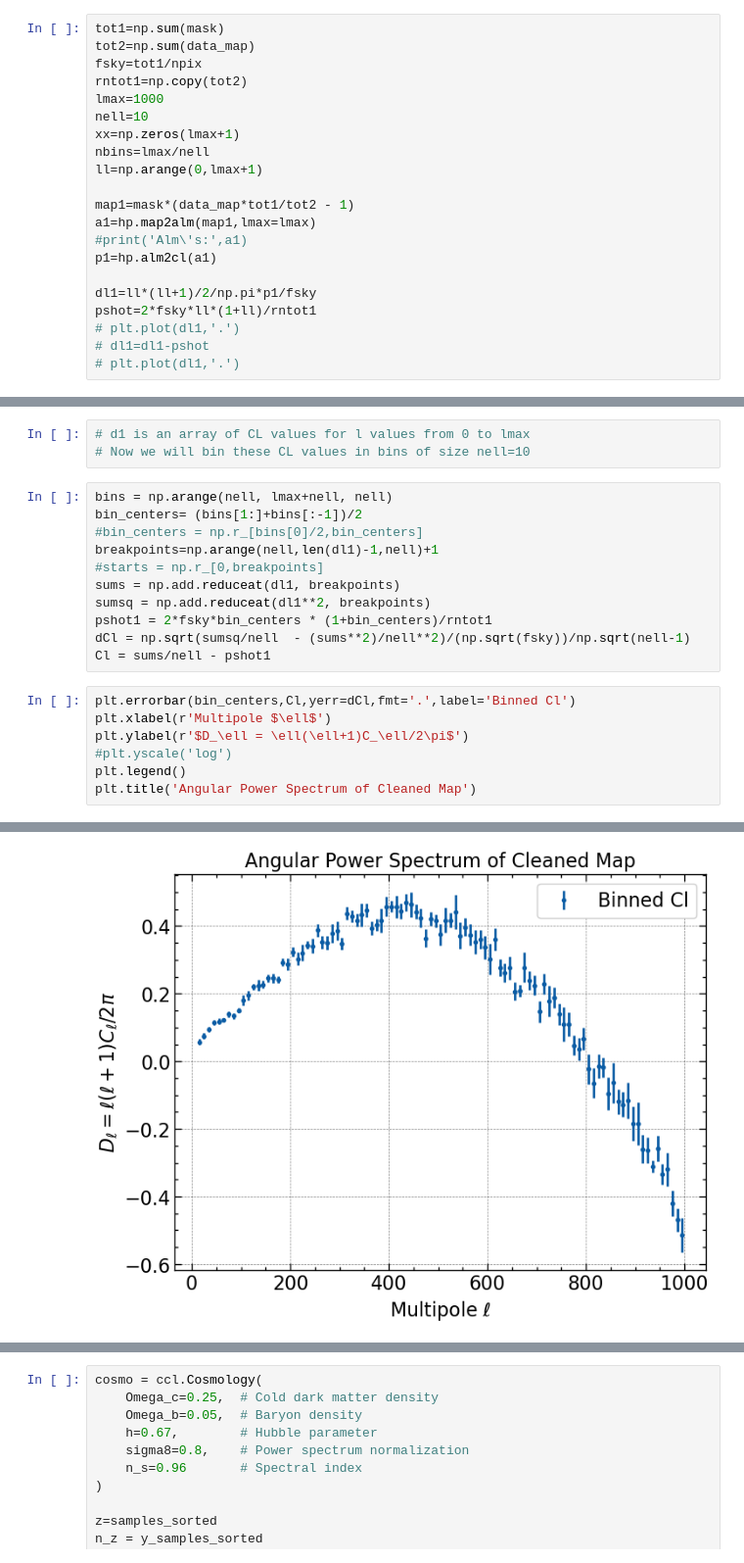
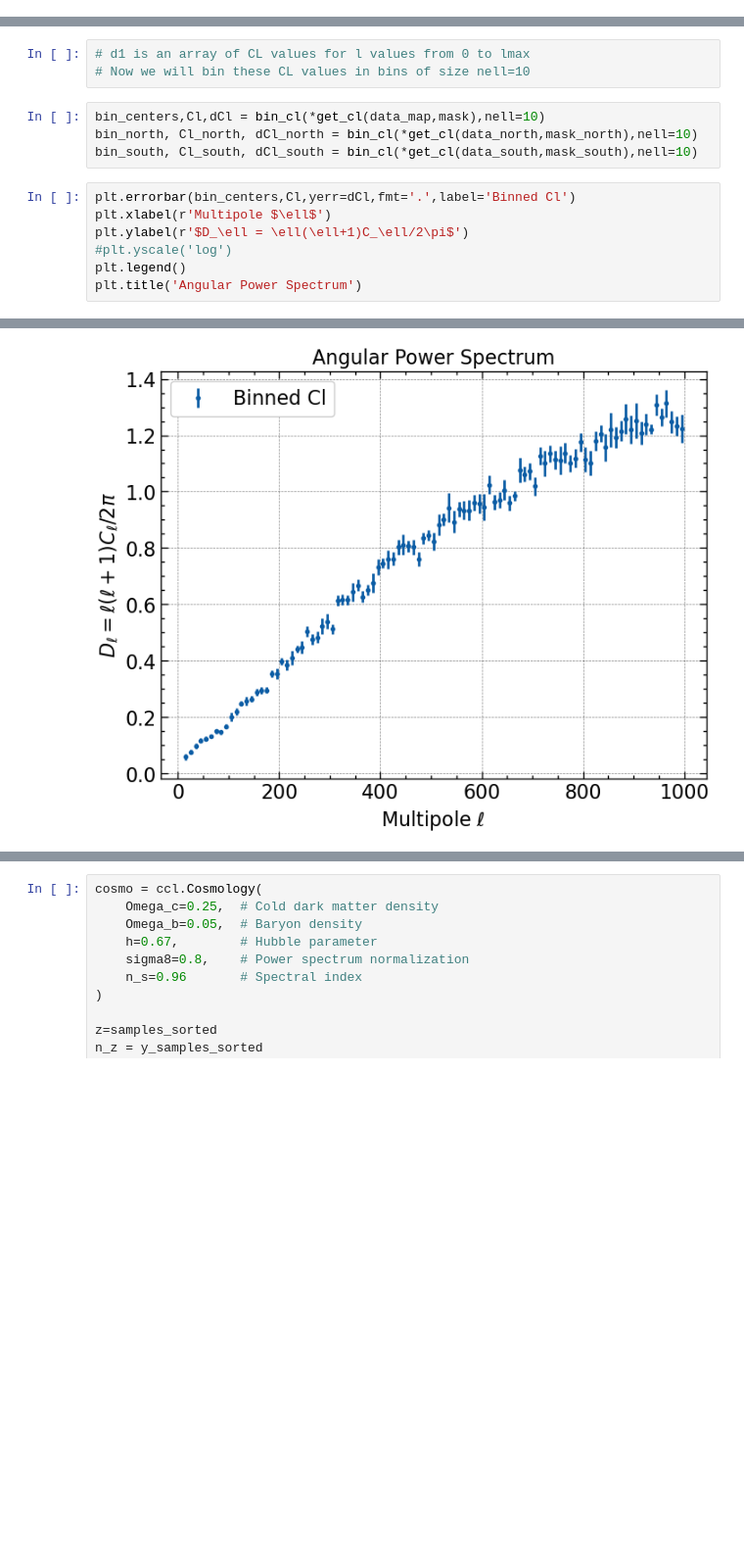
Before and after one commit to Shin107/DESILegacy-PECVEL, a Jupyter notebook: notebooks/CL_clean.ipynb, the cells around one changed output, grey strips where cells are left out. Shown at 98% size. Drawn from its saved outputs; the diff is of its cells as text; blank space fills up the shorter version.

```diff
--- a/notebooks/CL_clean.ipynb
+++ b/notebooks/CL_clean.ipynb
@@ -60,21 +71,0 @@ mask=np.load('../cl_estimate_backup/mask_dense.npy')
-# %%
-tot1=np.sum(mask)
-tot2=np.sum(data_map)
-fsky=tot1/npix
-rntot1=np.copy(tot2)
-lmax=1000
-nell=10
-xx=np.zeros(lmax+1)
-nbins=lmax/nell
-ll=np.arange(0,lmax+1)
-
-map1=mask*(data_map*tot1/tot2 - 1)
-a1=hp.map2alm(map1,lmax=lmax)
-#print('Alm\'s:',a1)
-p1=hp.alm2cl(a1)
-
-dl1=ll*(ll+1)/2/np.pi*p1/fsky
-pshot=2*fsky*ll*(1+ll)/rntot1
-# plt.plot(dl1,'.')
-# dl1=dl1-pshot
-# plt.plot(dl1,'.')
@@ -82,21 +105,14 @@ pshot=2*fsky*ll*(1+ll)/rntot1
 # d1 is an array of CL values for l values from 0 to lmax
 # Now we will bin these CL values in bins of size nell=10
 # %%
-bins = np.arange(nell, lmax+nell, nell)
-bin_centers= (bins[1:]+bins[:-1])/2
-#bin_centers = np.r_[bins[0]/2,bin_centers]
-breakpoints=np.arange(nell,len(dl1)-1,nell)+1
-#starts = np.r_[0,breakpoints]
-sums = np.add.reduceat(dl1, breakpoints)
-sumsq = np.add.reduceat(dl1**2, breakpoints)
-pshot1 = 2*fsky*bin_centers * (1+bin_centers)/rntot1
-dCl = np.sqrt(sumsq/nell  - (sums**2)/nell**2)/(np.sqrt(fsky))/np.sqrt(nell-1)
-Cl = sums/nell - pshot1
+bin_centers,Cl,dCl = bin_cl(*get_cl(data_map,mask),nell=10)
+bin_north, Cl_north, dCl_north = bin_cl(*get_cl(data_north,mask_north),nell=10)
+bin_south, Cl_south, dCl_south = bin_cl(*get_cl(data_south,mask_south),nell=10)
 # %%
 plt.errorbar(bin_centers,Cl,yerr=dCl,fmt='.',label='Binned Cl')
 plt.xlabel(r'Multipole $\ell$')
 plt.ylabel(r'$D_\ell = \ell(\ell+1)C_\ell/2\pi$')
 #plt.yscale('log')
 plt.legend()
-plt.title('Angular Power Spectrum of Cleaned Map')
+plt.title('Angular Power Spectrum')
 # %% [output]
@@ -104 +120 @@ Text(0.5, 1.0, 'Angular Power Spectrum of Cleaned Map')
-[figure, old version]
+[figure, new version]
```
Also changed, not shown: parts of 10 cells of this notebook.
